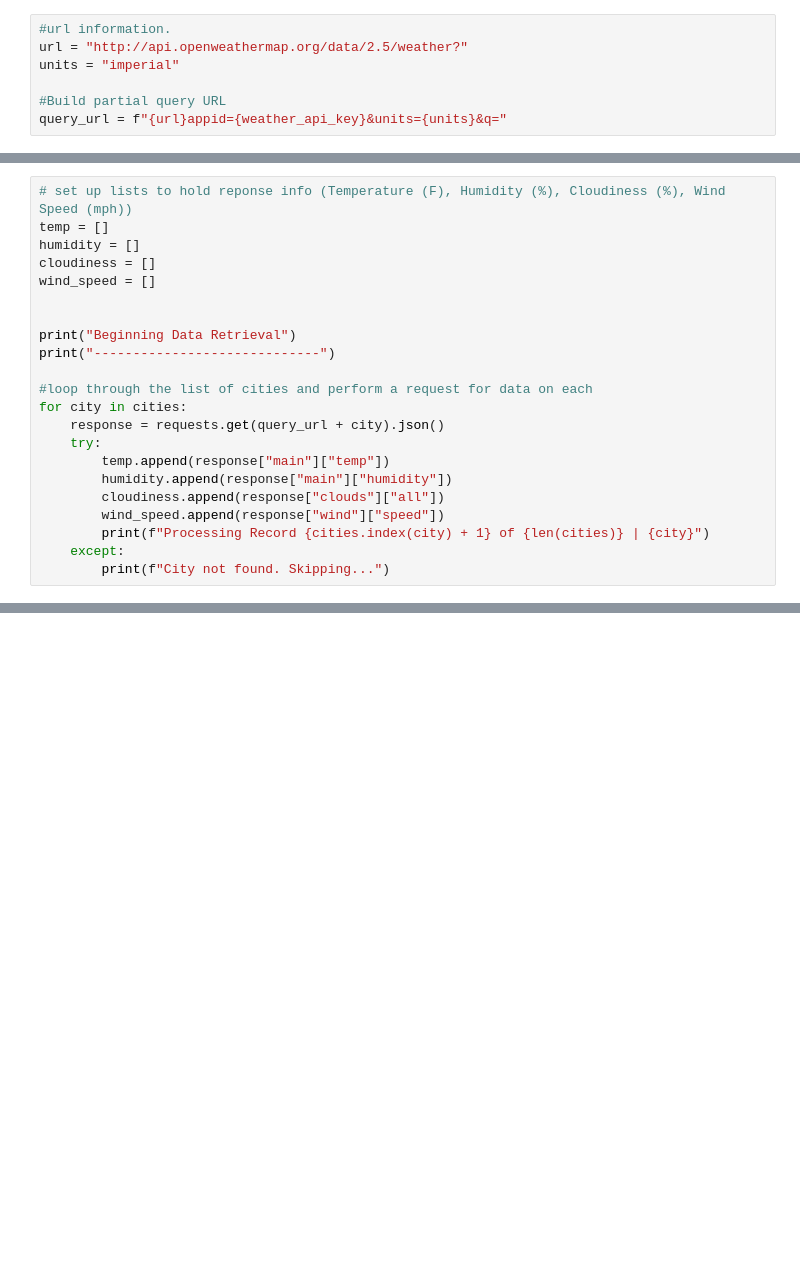
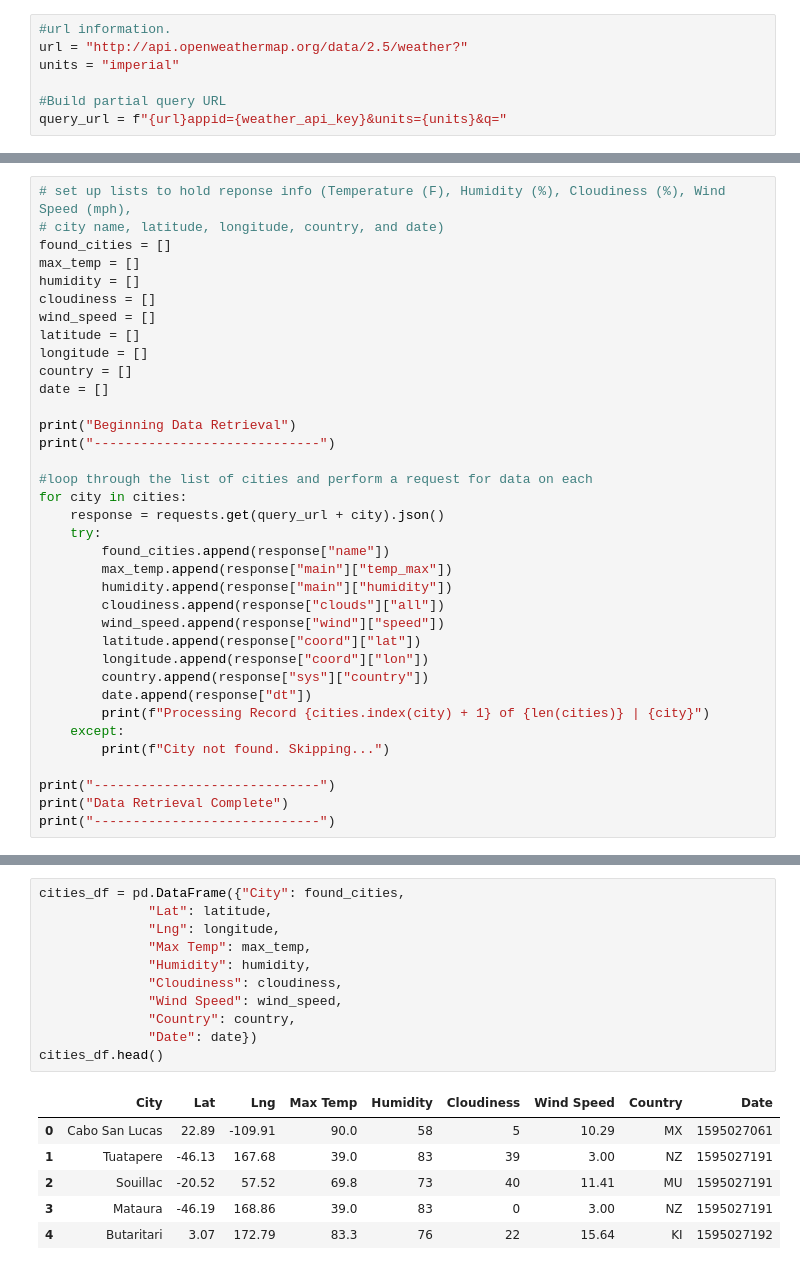
Before and after one commit to alissavokes/python-api-challenge, a Jupyter notebook: WeatherPy/WeatherPy.ipynb, the cells around one changed output, grey strips where cells are left out. Saved outputs shown, nothing was run; the diff lists cells and outputs as text; blank space fills up the shorter version.

Commit message:
collected city data into df and exported to csv

```diff
--- a/WeatherPy/WeatherPy.ipynb
+++ b/WeatherPy/WeatherPy.ipynb
@@ -51,10 +62,15 @@ query_url = f"{url}appid={weather_api_key}&units={units}&q="
 # %%
-# set up lists to hold reponse info (Temperature (F), Humidity (%), Cloudiness (%), Wind Speed (mph))
-temp = []
+# set up lists to hold reponse info (Temperature (F), Humidity (%), Cloudiness (%), Wind Speed (mph),
+# city name, latitude, longitude, country, and date)
+found_cities = []
+max_temp = []
 humidity = []
 cloudiness = []
 wind_speed = []
-
+latitude = []
+longitude = []
+country = []
+date = []
 
 print("Beginning Data Retrieval")
 print("-----------------------------")
@@ -63,13 +79,22 @@ print("-----------------------------")
 for city in cities:
     response = requests.get(query_url + city).json()
     try:
-        temp.append(response["main"]["temp"])
+        found_cities.append(response["name"])
+        max_temp.append(response["main"]["temp_max"])
         humidity.append(response["main"]["humidity"])
         cloudiness.append(response["clouds"]["all"])
         wind_speed.append(response["wind"]["speed"])
+        latitude.append(response["coord"]["lat"])
+        longitude.append(response["coord"]["lon"])
+        country.append(response["sys"]["country"])
+        date.append(response["dt"])
         print(f"Processing Record {cities.index(city) + 1} of {len(cities)} | {city}")
     except:
         print(f"City not found. Skipping...")
+
+print("-----------------------------")
+print("Data Retrieval Complete")
+print("-----------------------------")
 # %% [output]
 Beginning Data Retrieval
 -----------------------------
@@ -100,0 +116,18 @@ Processing Record 611 of 611 | pitea
+# %%
+cities_df = pd.DataFrame({"City": found_cities,
+              "Lat": latitude,
+              "Lng": longitude,
+              "Max Temp": max_temp,
+              "Humidity": humidity,
+              "Cloudiness": cloudiness,
+              "Wind Speed": wind_speed,
+              "Country": country,
+              "Date": date})
+cities_df.head()
+# %% [output]
+|  | City | Lat | Lng | Max Temp | Humidity | Cloudiness | Wind Speed | Country | Date |
+| 0 | Cabo San Lucas | 22.89 | -109.91 | 90.0 | 58 | 5 | 10.29 | MX | 1595027061 |
+| 1 | Tuatapere | -46.13 | 167.68 | 39.0 | 83 | 39 | 3.00 | NZ | 1595027191 |
+| 2 | Souillac | -20.52 | 57.52 | 69.8 | 73 | 40 | 11.41 | MU | 1595027191 |
+| 3 | Mataura | -46.19 | 168.86 | 39.0 | 83 | 0 | 3.00 | NZ | 1595027191 |
+| 4 | Butaritari | 3.07 | 172.79 | 83.3 | 76 | 22 | 15.64 | KI | 1595027192 |
```
Also changed, not shown: parts of 6 cells of this notebook.
